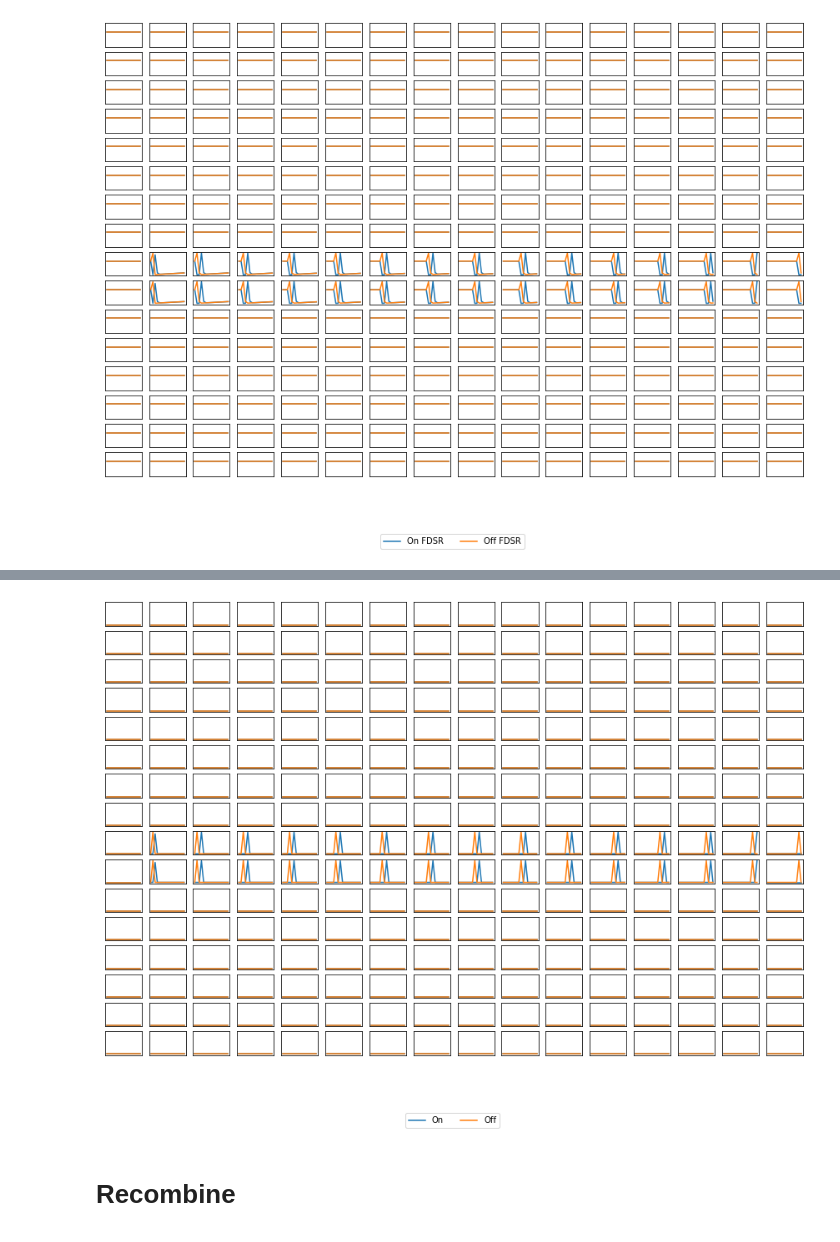
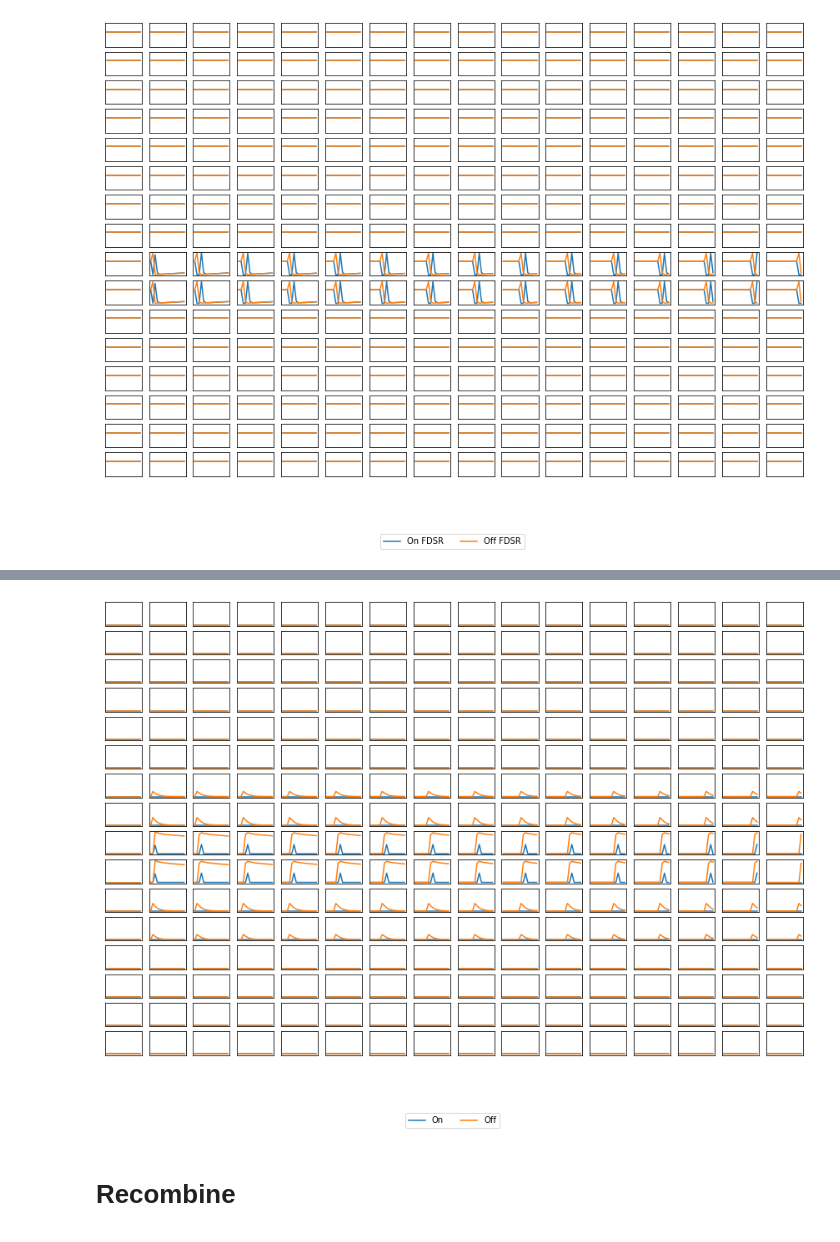
Before and after one commit to neworderofjamie/hover, a Jupyter notebook: hover_2d.ipynb, the cells around one changed output, grey strips where cells are left out. Cells and saved outputs as stored; diff of their text form; code cells hidden in the pictures.

```diff
--- a/hover_2d.ipynb
+++ b/hover_2d.ipynb
@@ -159,12 +159,12 @@ visualise([on_f - a_off, off_f - a_off], ["On FDSR", "Off FDSR"])
 # %%
 # Subtract output of FDSR and inhibitory signal from each channel and rectify again
 # **NOTE** because we're only implementing one direction we only take positive channels
 a_on = np.maximum(0.0, on_f - a_on - on_conv_inhib)
-a_off = np.maximum(0.0, off_f - a_off - off_conv_inhib)
+a_off = -np.minimum(0.0, off_f - a_off - off_conv_inhib)
 
 visualise([a_on, a_off], ["On", "Off"])
 # %% [output]
-[figure, old version]
+[figure, new version]
 # %% [markdown]
 # Recombine
 ![w_emd_output.png](attachment:w_emd_output.png)
```
Also changed, not shown: parts of 2 cells of this notebook.
